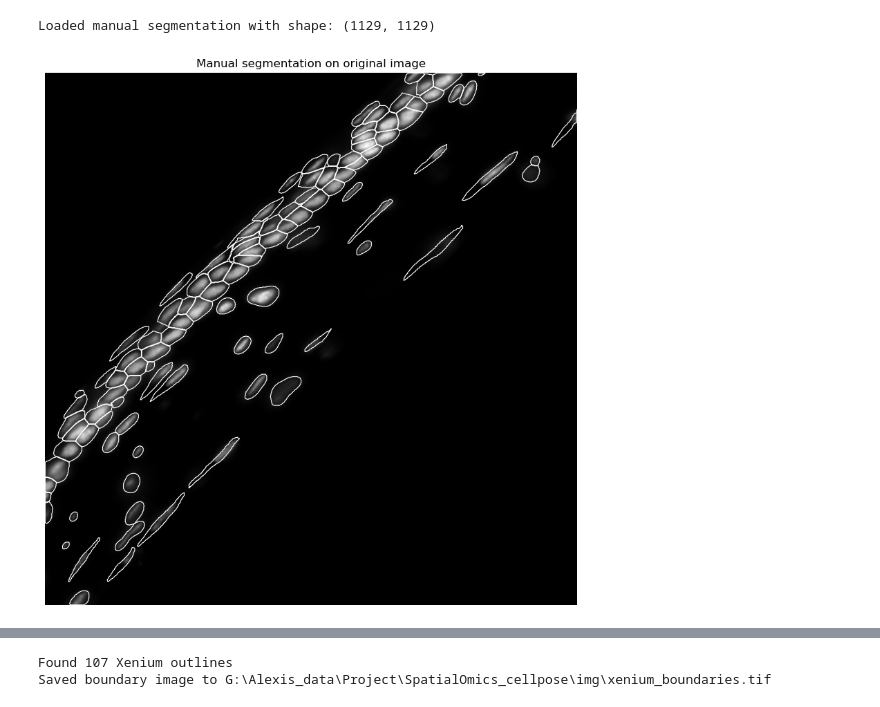
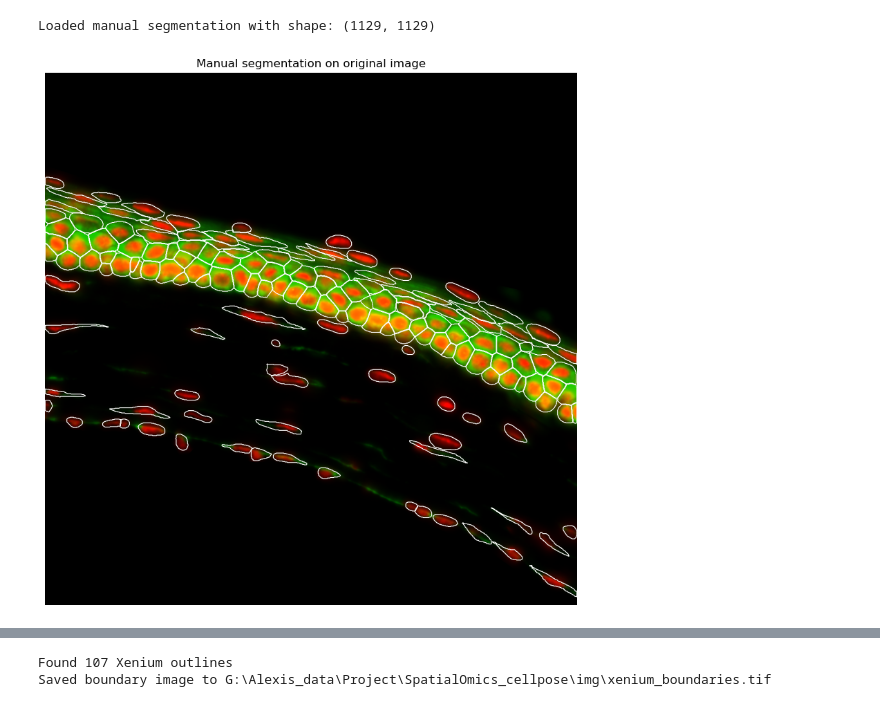
Before and after one commit to xiwang3236/SpatialOmics_cellpose, a Jupyter notebook: utils/comparision_matrix.ipynb, the cells around one changed output, grey strips where cells are left out. Cells and saved outputs as stored; diff of their text form; code cells hidden in the pictures.

```diff
--- a/utils/comparision_matrix.ipynb
+++ b/utils/comparision_matrix.ipynb
@@ -446,14 +617,14 @@ from cellpose import utils          # pip install cellpose
 # ------------------------------------------------------------
 # 1. load original image (grayscale or RGB)
 # ------------------------------------------------------------
-orig_2c = imread(r"G:\Alexis_data\ST\Calculation_5k\merged_square_com_6.tif")
+# orig_2c = imread(r"G:\Alexis_data\ST\Calculation_5k\merged_square_com_6.tif")
 
-orig = orig_2c[0]
+orig = rgb
 
 # ------------------------------------------------------------
 # 2. get manual outlines (one numpy (N,2) array per cell)
 # ------------------------------------------------------------
-manual_data_path = r"G:/Alexis_data/ST/Calculation_5k/Manual_cropped_square_com_6_seg.npy"
+manual_data_path = r"G:/Alexis_data/ST/Calculation_5k/Manual_cropped_square_com_21_seg.npy"
 manual_data = np.load(manual_data_path, allow_pickle=True)
 manual_masks = manual_data.item()['masks'] if isinstance(manual_data.item(), dict) else manual_data
 
@@ -467,32 +638,32 @@ manual_outlines = utils.outlines_list(manual_masks)
 # ------------------------------------------------------------
 fig, ax = plt.subplots(figsize=(10,10))
 ax.imshow(orig, cmap='gray')         # show the raw image
 
 # white outlines, slightly thicker to stand out
 outline_lc = LineCollection(
     [np.vstack([o, o[0]]) for o in manual_outlines],   # close each loop
     colors='white', linewidths=0.8
 )
 ax.add_collection(outline_lc)
 
 ax.set_axis_off()
 ax.set_title('Manual segmentation on original image')
 
 # ------------------------------------------------------------
 # 4. save the overlay (transparent background)
 # ------------------------------------------------------------
 # draw the canvas once to bake the artists into the figure
 fig.canvas.draw()
 
 # grab the RGBA buffer from the canvas and save as PNG
 overlay_rgba = np.frombuffer(fig.canvas.tostring_argb(), dtype=np.uint8)
 overlay_rgba = overlay_rgba.reshape(fig.canvas.get_width_height()[::-1] + (4,))
 # matplotlib gives ARGB; convert to RGBA
 overlay_rgba = overlay_rgba[:, :, [1,2,3,0]]
 
-imsave('manual_overlay.png', overlay_rgba)   # PNG keeps alpha
+# imsave('manual_overlay.png', overlay_rgba)   # PNG keeps alpha
 
 plt.show()
 # %% [output]
 Loaded manual segmentation with shape: (1129, 1129)
-[figure, old version]
+[figure, new version]
```
Also changed, not shown: parts of 8 cells of this notebook, 2 other files.
